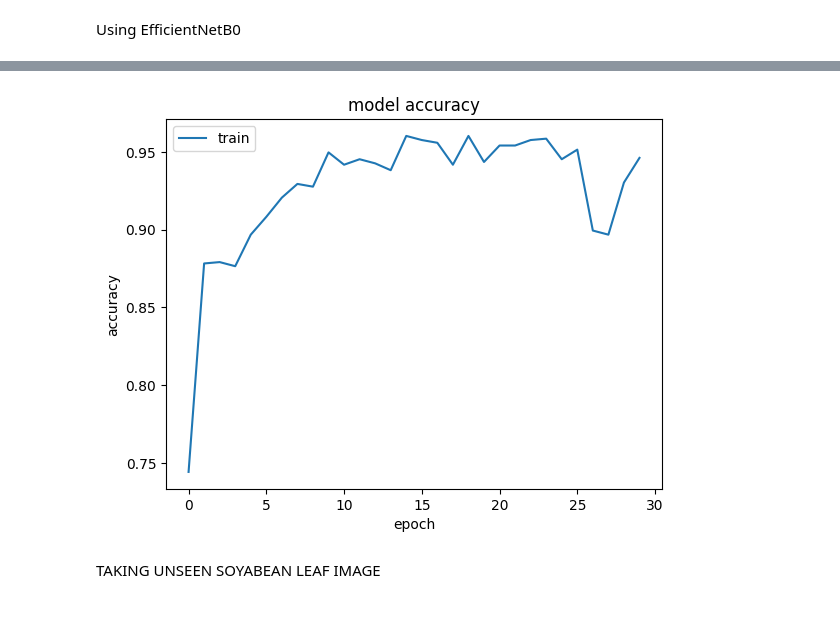
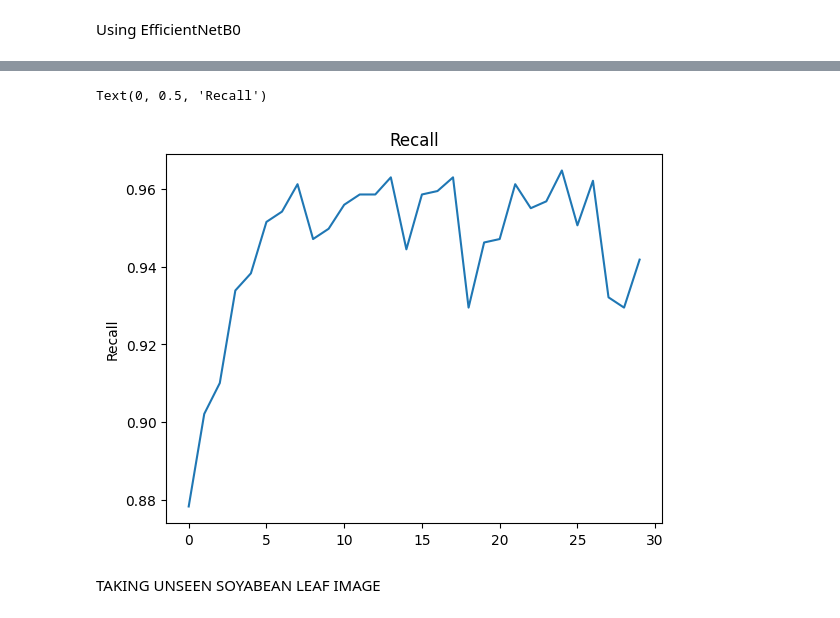
Before and after one commit to papichoolo/Soybeans, a Jupyter notebook: SoyNet_Beans.ipynb, the cells around one changed output, grey strips where cells are left out. Drawn from its saved outputs; the diff is of its cells as text; code cells hidden in the pictures.

```diff
--- a/SoyNet_Beans.ipynb
+++ b/SoyNet_Beans.ipynb
@@ -205,20 +222,29 @@ Test Accuracy = 0.8500000238418579
+# %%
+plt.plot(hist.history["recall"])
+plt.title('Recall')
+plt.ylabel('Recall')
+# %% [output]
+Text(0, 0.5, 'Recall')
+[figure, added]
 # %%
 import matplotlib.pyplot as plt
 
 
 def plot_hist(hist):
+    plt.figure(1)
     plt.plot(hist.history["accuracy"])
     #plt.plot(hist.history["val_accuracy"])
     plt.title("model accuracy")
     plt.ylabel("accuracy")
     plt.xlabel("epoch")
     plt.legend(["train", "validation"], loc="upper left")
+
+    plt.figure(2)
+    plt.plot(hist.history["f1_score"])
     plt.show()
 
 
 plot_hist(hist)
-# %% [output]
-[figure, removed]
 # %% [markdown]
 TAKING UNSEEN SOYABEAN LEAF IMAGE
 # %%
```
Also changed, not shown: parts of 15 cells of this notebook.
